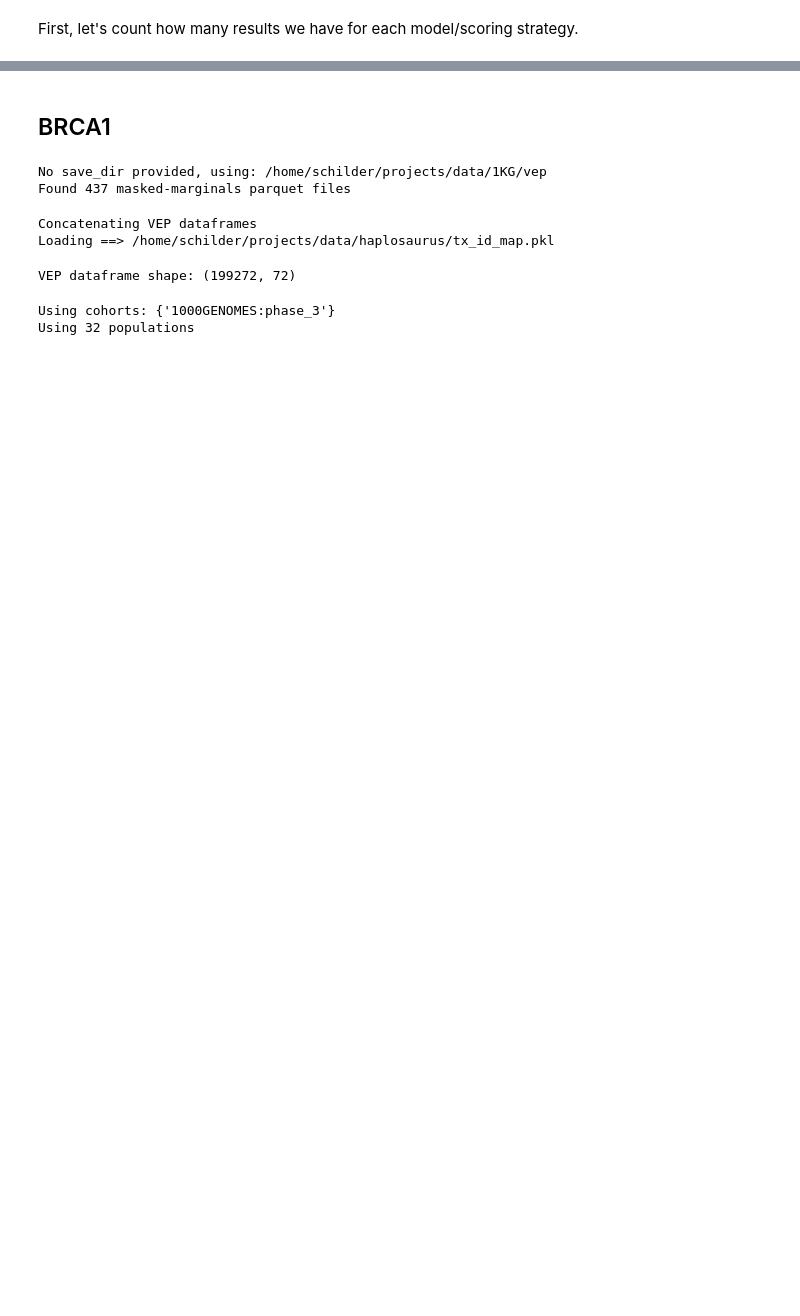
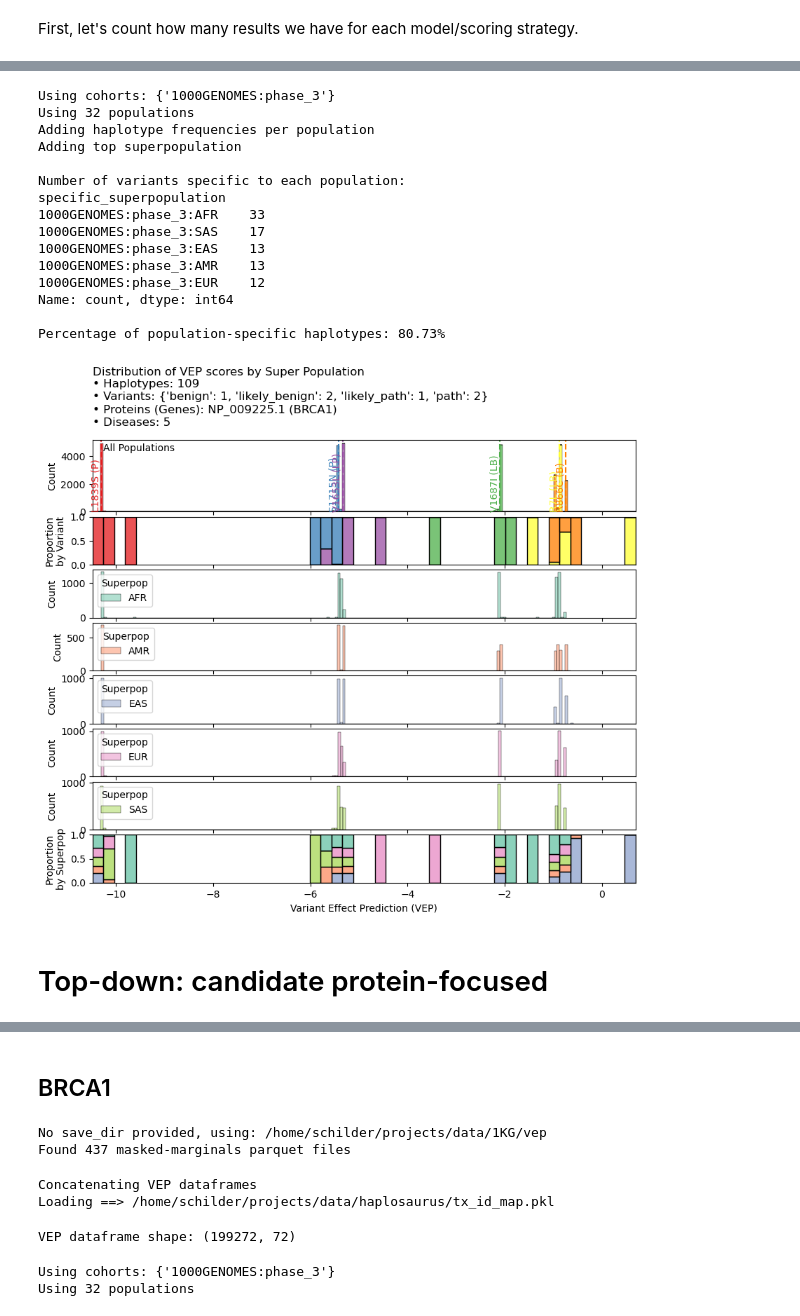
Before and after one commit to bschilder/VEP_protein, a Jupyter notebook: notebooks/VEP_case_studies.ipynb, the cells around one changed output, grey strips where cells are left out. Cells and saved outputs as stored; diff of their text form; code cells hidden in the pictures; blank space fills up the shorter version.

```diff
--- a/notebooks/VEP_case_studies.ipynb
+++ b/notebooks/VEP_case_studies.ipynb
@@ -48,3 +276,35 @@ protein: 2142
+# %%
+plot_df = va.plot_vep_by_superpop(vep_df=brca_df,
+                                  remove_zeros=False,
+                                  within_site_var=within_site_var,
+                                  i=None,
+                                  haps_to_samples=haps_to_samples,
+                                  figsize=(10, 8),
+                                  palette="Set1",
+                                  hue_top="mutant",
+                                  hue="Super Population",
+                                  hue_bottom="Super Population",
+
+                                  unique_haplotypes = False)
+# %% [output]
+Using cohorts: {'1000GENOMES:phase_3'}
+Using 32 populations
+Adding haplotype frequencies per population
+Adding top superpopulation
+
+Number of variants specific to each population:
+specific_superpopulation
+1000GENOMES:phase_3:AFR    33
+1000GENOMES:phase_3:SAS    17
+1000GENOMES:phase_3:EAS    13
+1000GENOMES:phase_3:AMR    13
+1000GENOMES:phase_3:EUR    12
+Name: count, dtype: int64
+
+Percentage of population-specific haplotypes: 80.73%
+[figure, added]
+# %% [markdown]
+# Top-down: candidate protein-focused
 # %%
 candidate_proteins = utils.get_candidate_proteins()
 candidate_proteins.loc[candidate_proteins['RefSeq Protein'].isin(vep_files['protein'])]
```
Also changed, not shown: parts of 18 cells of this notebook, 15 other files.
